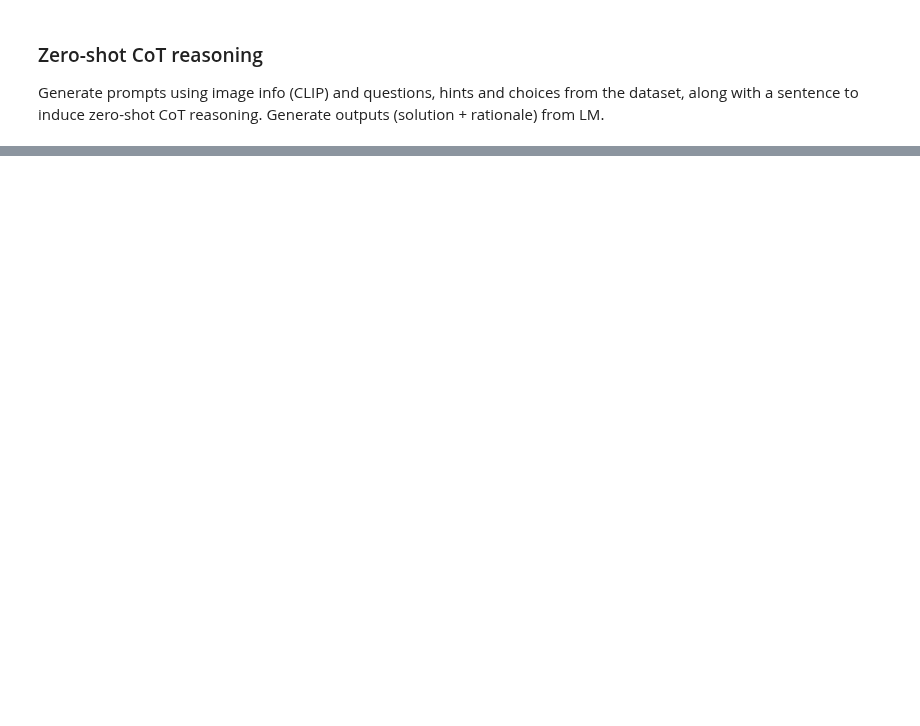
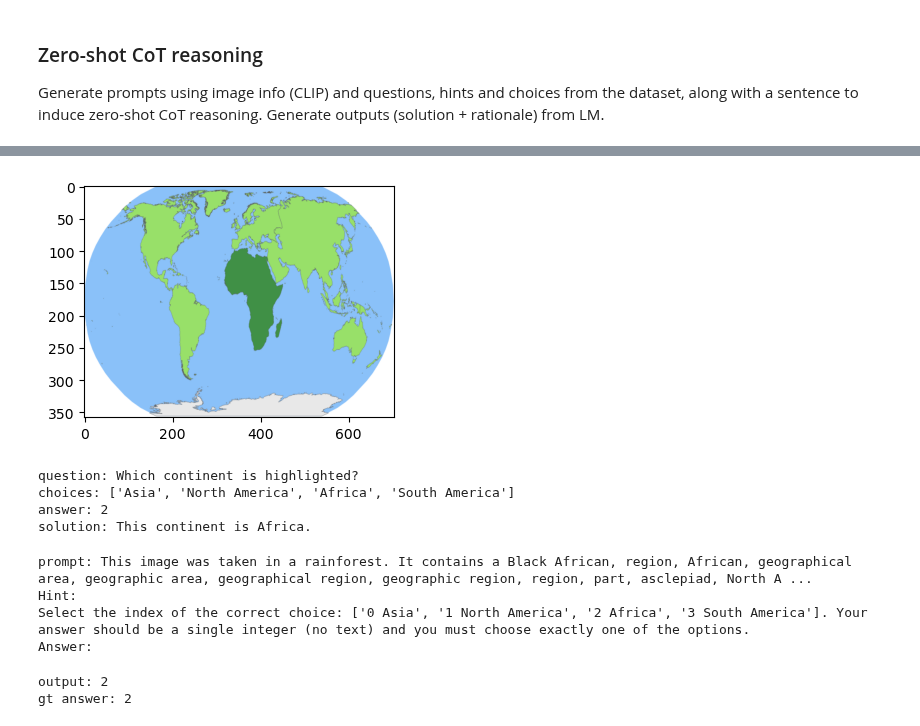
Before and after one commit to milenakapralova/socraticmodels, a Jupyter notebook: notebooks/socratic_mm_reasoning.ipynb, the cells around one changed output, grey strips where cells are left out. Saved outputs shown, nothing was run; the diff lists cells and outputs as text; code cells hidden in the pictures; blank space fills up the shorter version.

```diff
--- a/notebooks/socratic_mm_reasoning.ipynb
+++ b/notebooks/socratic_mm_reasoning.ipynb
@@ -168,0 +243,36 @@ print(f'\ngt solution: {sample["solution"]}\ngt answer: {sample["answer"]}')
+# %%
+# get sample
+sample_idx = 148 # 134, 148
+sample = scienceQA_dataset[sample_idx]
+# show sample
+plt.figure(figsize=(4, 3))
+plt.imshow(sample['image'], aspect='auto')
+plt.show()
+print(f'question: {sample["question"]}\nchoices: {sample["choices"]}\nanswer: {sample["answer"]}\nsolution: {sample["solution"]}')
+# %% [output]
+[figure, added]
+question: Which continent is highlighted?
+choices: ['Asia', 'North America', 'Africa', 'South America']
+answer: 2
+solution: This continent is Africa.
+# %%
+# compose prompt
+prompt = prompt_generator.create_vqa_prompt(sample, clip_manager, vocab_manager, place_feats, obj_feats)
+print(f'prompt: {prompt}\n')
+# %% [output]
+prompt: This image was taken in a rainforest. It contains a Black African, region, African, geographical area, geographic area, geographical region, geographic region, region, part, asclepiad, North A ...
+Hint:
+Select the index of the correct choice: ['0 Asia', '1 North America', '2 Africa', '3 South America']. Your answer should be a single integer (no text) and you must choose exactly one of the options.
+Answer:
+# %%
+# generate outputs from LM
+if lm_model == 'gpt':
+    lm_params = {'max_tokens': 20, 'temperature': 1.}
+    output = ic.get_response_gpt(prompt, **lm_params)
+else:
+    lm_params = {'max_new_tokens': 20, 'temperature': 1., 'do_sample': False}
+    output = lm_manager.generate_response(prompt, lm_params)
+print(f'output: {output}\ngt answer: {sample["answer"] }')
+# %% [output]
+output: 2
+gt answer: 2
```
Also changed, not shown: parts of 34 cells of this notebook, 2 other files.
